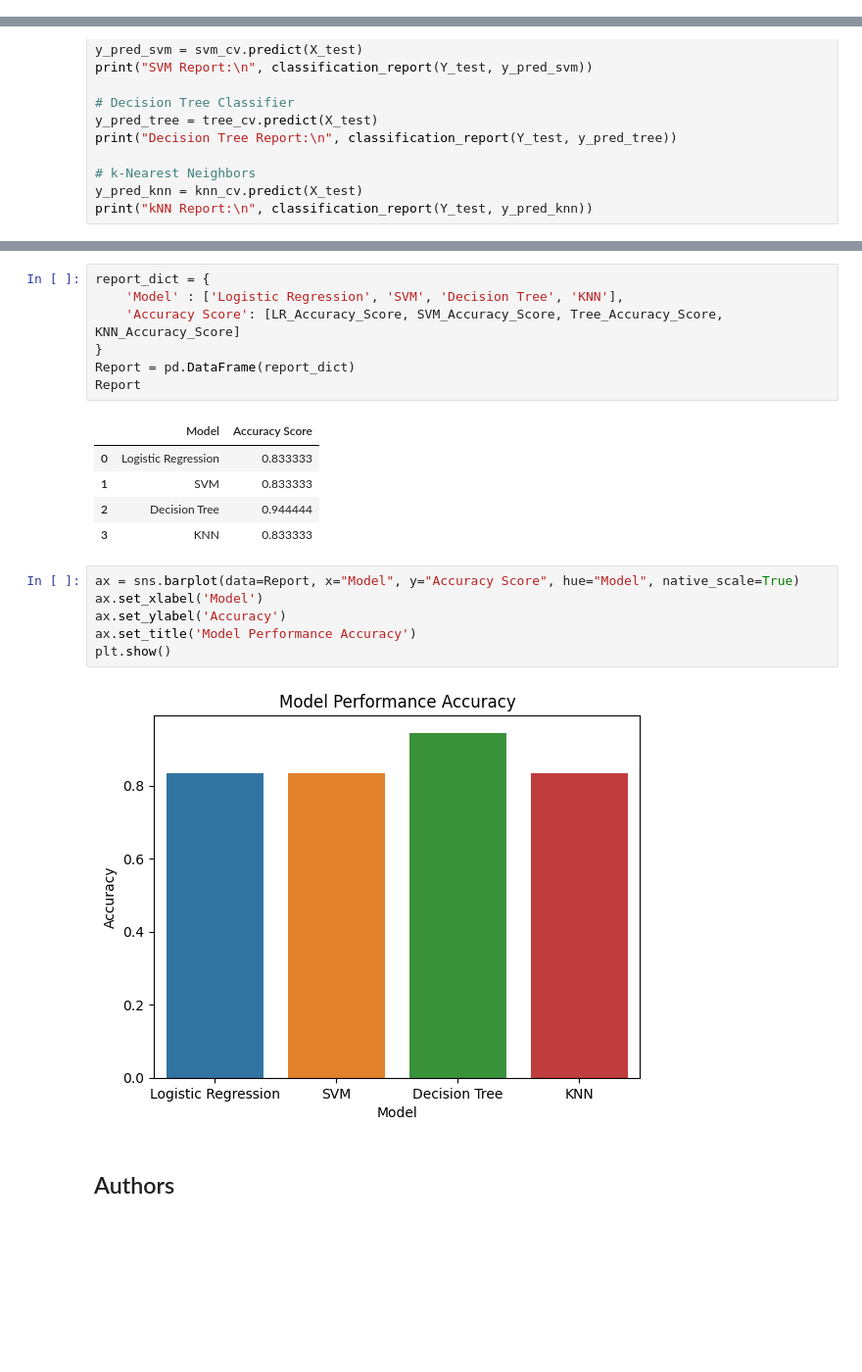
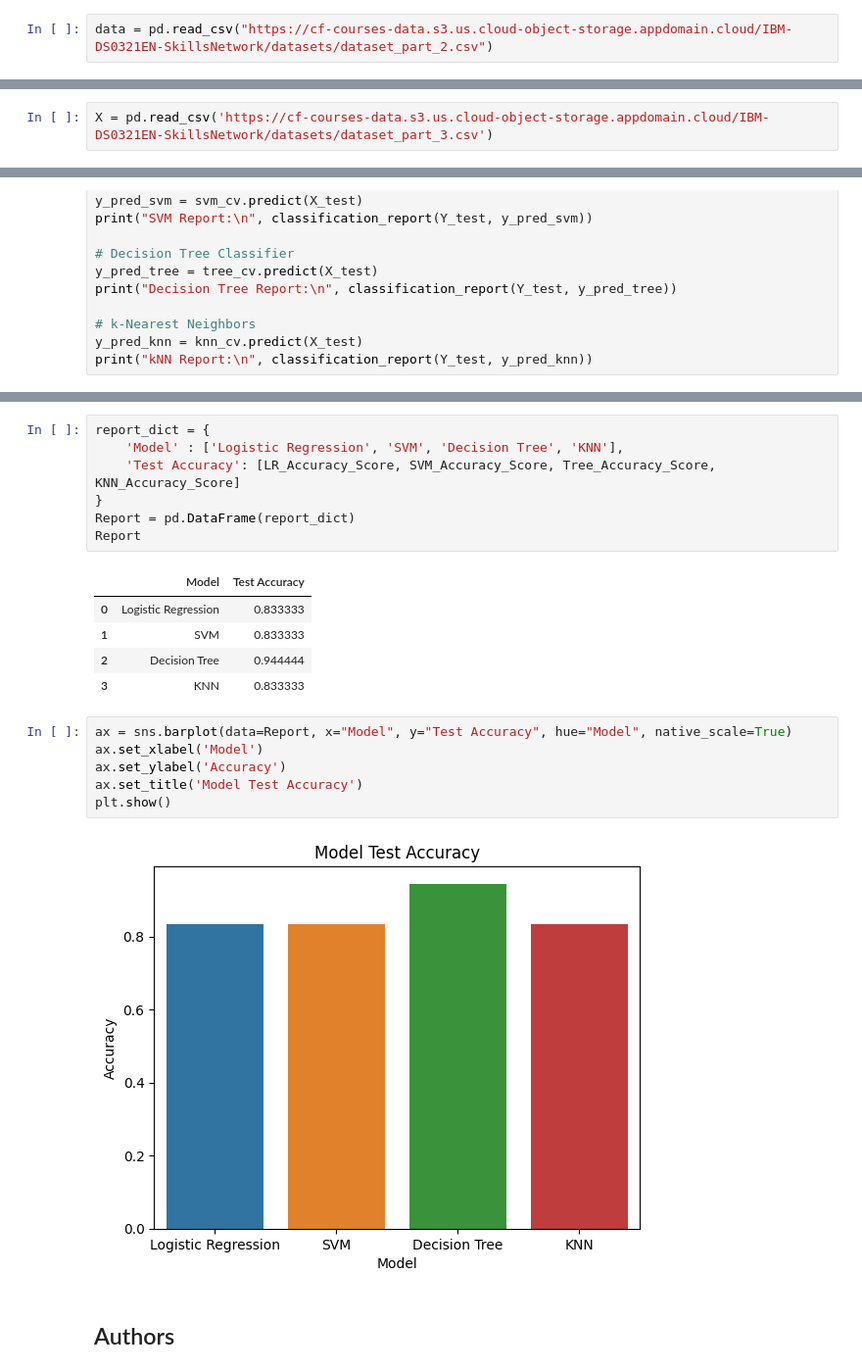
Before and after one commit to skokhan/DataScienceCapstone, a Jupyter notebook: Predictive Analysis Classification/008 SpaceX_Machine Learning Prediction_Part_5.ipynb, the cells around one changed output, grey strips where cells are left out. Shown at 98% size. Saved outputs shown, nothing was run; the diff lists cells and outputs as text; blank space fills up the shorter version.

```diff
--- a/Predictive Analysis Classification/008 SpaceX_Machine Learning Prediction_Part_5.ipynb
+++ b/Predictive Analysis Classification/008 SpaceX_Machine Learning Prediction_Part_5.ipynb
@@ -92,6 +90,8 @@ URL1 = "https://cf-courses-data.s3.us.cloud-object-storage.appdomain.cloud/IBM-D
 resp1 = await fetch(URL1)
 text1 = io.BytesIO((await resp1.arrayBuffer()).to_py())
 data = pd.read_csv(text1)
+# %%
+data = pd.read_csv("https://cf-courses-data.s3.us.cloud-object-storage.appdomain.cloud/IBM-DS0321EN-SkillsNetwork/datasets/dataset_part_2.csv")
 # %%
 data.head()
 # %% [output]
@@ -106,6 +106,8 @@ URL2 = 'https://cf-courses-data.s3.us.cloud-object-storage.appdomain.cloud/IBM-D
 resp2 = await fetch(URL2)
 text2 = io.BytesIO((await resp2.arrayBuffer()).to_py())
 X = pd.read_csv(text2)
+# %%
+X = pd.read_csv('https://cf-courses-data.s3.us.cloud-object-storage.appdomain.cloud/IBM-DS0321EN-SkillsNetwork/datasets/dataset_part_3.csv')
 # %%
 X.head(100)
 # %% [output]
@@ -397,24 +419,24 @@ print("kNN Report:\n", classification_report(Y_test, y_pred_knn))
 # %%
 report_dict = {
     'Model' : ['Logistic Regression', 'SVM', 'Decision Tree', 'KNN'],
-    'Accuracy Score': [LR_Accuracy_Score, SVM_Accuracy_Score, Tree_Accuracy_Score, KNN_Accuracy_Score]
+    'Test Accuracy': [LR_Accuracy_Score, SVM_Accuracy_Score, Tree_Accuracy_Score, KNN_Accuracy_Score]
 }
 Report = pd.DataFrame(report_dict)
 Report
 # %% [output]
-|  | Model | Accuracy Score |
+|  | Model | Test Accuracy |
 | 0 | Logistic Regression | 0.833333 |
 | 1 | SVM | 0.833333 |
 | 2 | Decision Tree | 0.944444 |
 | 3 | KNN | 0.833333 |
 # %%
-ax = sns.barplot(data=Report, x="Model", y="Accuracy Score", hue="Model", native_scale=True)
+ax = sns.barplot(data=Report, x="Model", y="Test Accuracy", hue="Model", native_scale=True)
 ax.set_xlabel('Model')
 ax.set_ylabel('Accuracy')
-ax.set_title('Model Performance Accuracy')
+ax.set_title('Model Test Accuracy')
 plt.show()
 # %% [output]
-[figure, old version]
+[figure, new version]
 # %% [markdown]
 ## Authors
 # %% [markdown]
```
Also changed, not shown: parts of 11 cells of this notebook.
